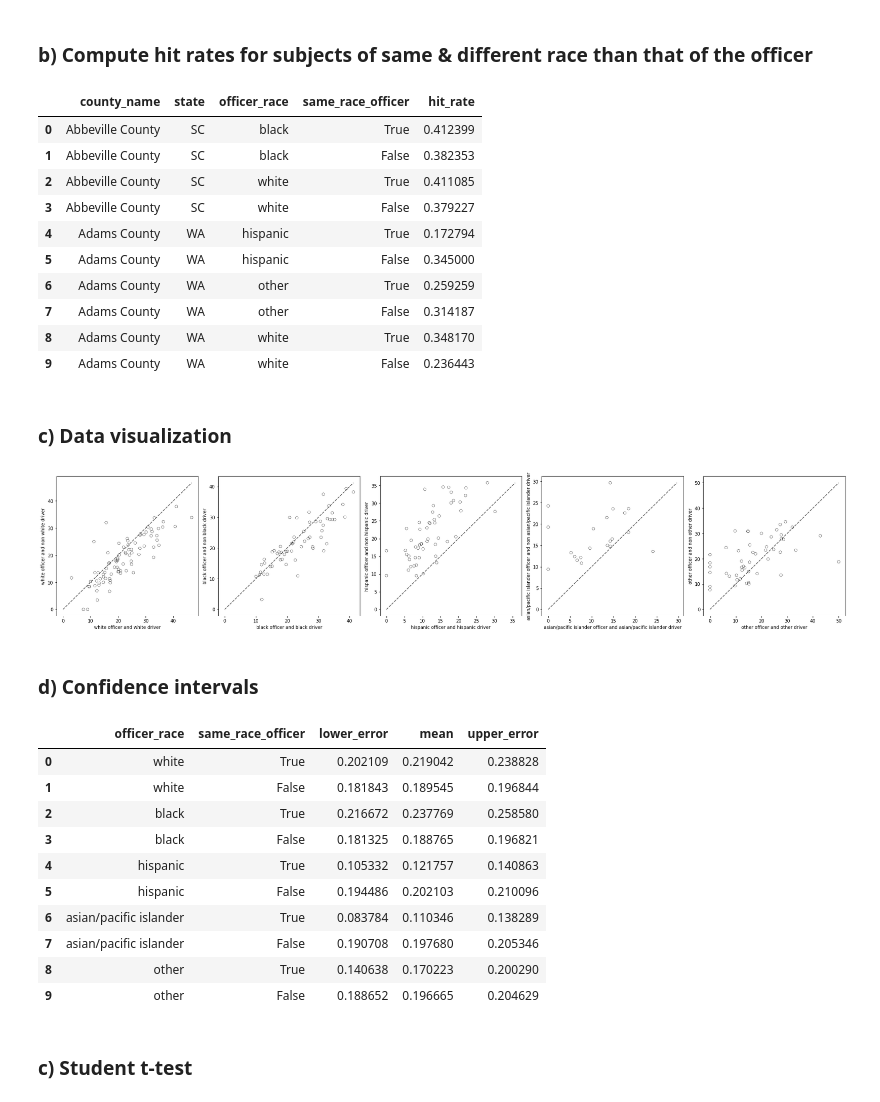
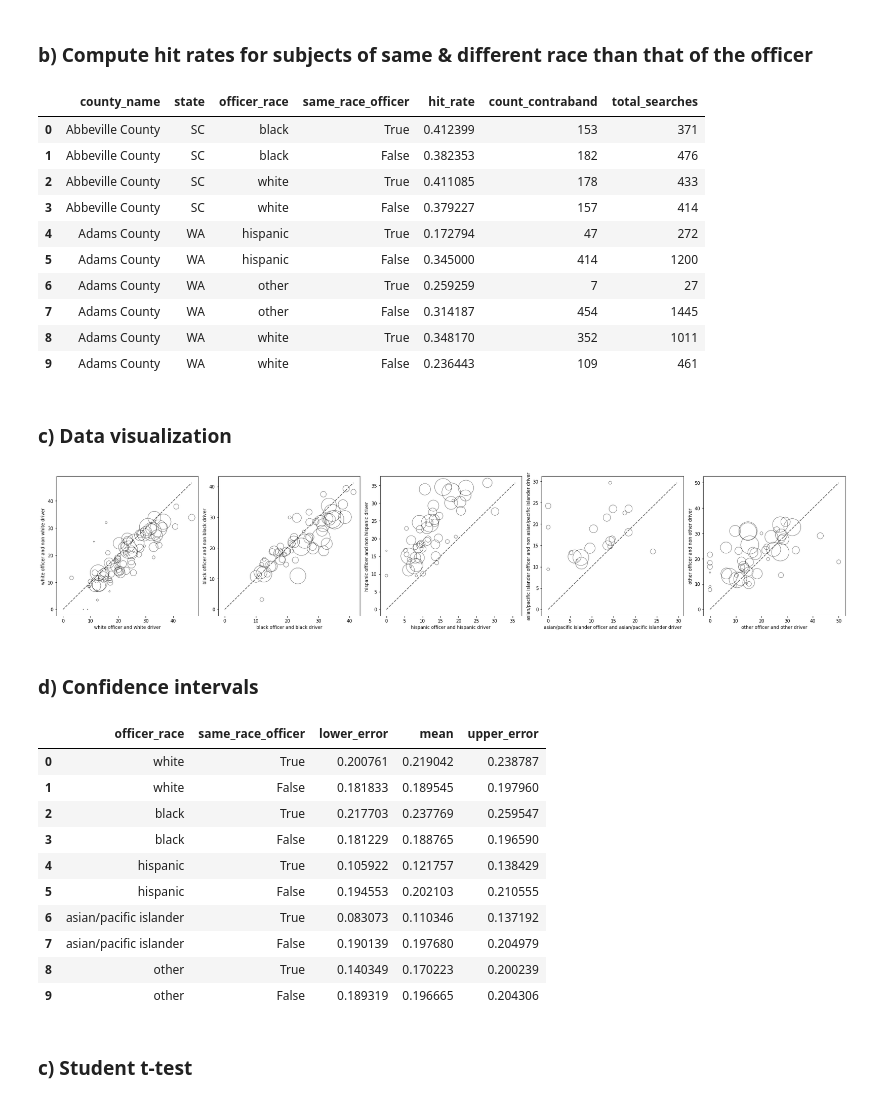
Before and after one commit to epfl-ada/ada-2020-project-milestone-p3-p3_adahn, a Jupyter notebook: analysis.ipynb, the cells around one changed output. Cells and saved outputs as stored; diff of their text form; code cells hidden in the pictures.

```diff
--- a/analysis.ipynb
+++ b/analysis.ipynb
@@ -272,20 +272,22 @@ def computeRateRace(data, togroup, variable, column_names):
     group = togroup.groupby(['county_name', 'state', 'officer_race'])
 
     for idx, df in group:
-        rate_same = data.loc[(data['county_name']==idx[0]) & (data['state']==idx[1])
-                             & (data['subject_race']==idx[2])][variable].to_numpy(dtype=np.float64)
+        data_same = data.loc[(data['county_name']==idx[0]) & (data['state']==idx[1])
+                             & (data['subject_race']==idx[2])]
+        rate_same = data_same[variable].to_numpy(dtype=np.float64)
 
         if rate_same.size > 0: # Some counties don't have data for some races
-            diff = data.loc[(data['county_name']==idx[0]) & (data['state']==idx[1])
-                            & (data['subject_race']!=idx[2])][data.columns.tolist()[-2]].sum()
-            diff_tot = data.loc[(data['county_name']==idx[0]) & (data['state']==idx[1])
-                                & (data['subject_race']!=idx[2])][data.columns.tolist()[-1]].sum()
-            if diff_tot == 0:
-                diff = np.nan
-            else:
-                diff = diff / diff_tot
-            temp = pd.DataFrame([[idx[0], idx[1], idx[2], True, rate_same[0]],
-                            [idx[0], idx[1], idx[2], False, diff]], columns=stats.columns)
+            data_diff = data.loc[(data['county_name']==idx[0]) & (data['state']==idx[1])
+                            & (data['subject_race']!=idx[2])]
+            diff = data_diff[data.columns.tolist()[-2]].sum()
+            diff_tot = data_diff[data.columns.tolist()[-1]].sum()
+
+            rate_diff = np.nan
+            if diff_tot != 0: # Avoid division by 0
+                rate_diff = diff / diff_tot
+            temp = pd.DataFrame([[idx[0], idx[1], idx[2], True, rate_same[0],
+                                  data_same[data.columns.tolist()[-2]].sum(), data_same[data.columns.tolist()[-1]].sum()],
+                            [idx[0], idx[1], idx[2], False, rate_diff, diff, diff_tot]], columns=stats.columns)
             stats = pd.concat([stats, temp], axis=0, ignore_index=True)
 
     return stats
@@ -405,32 +409,32 @@ hit.head(10)
 # %% [markdown]
 ### b) Compute hit rates for subjects of same & different race than that of the officer
 # %%
-column_names = ['county_name', 'state', 'officer_race', 'same_race_officer', 'hit_rate']
+column_names = ['county_name', 'state', 'officer_race', 'same_race_officer', 'hit_rate', 'count_contraband', 'total_searches']
 stats_hit = computeRateRace(hit, data_hit,'hit_rate', column_names)
 stats_hit.head(10)
 # %% [output]
-|  | county_name | state | officer_race | same_race_officer | hit_rate |
-| 0 | Abbeville County | SC | black | True | 0.412399 |
-| 1 | Abbeville County | SC | black | False | 0.382353 |
-| 2 | Abbeville County | SC | white | True | 0.411085 |
-| 3 | Abbeville County | SC | white | False | 0.379227 |
-| 4 | Adams County | WA | hispanic | True | 0.172794 |
-| 5 | Adams County | WA | hispanic | False | 0.345000 |
-| 6 | Adams County | WA | other | True | 0.259259 |
-| 7 | Adams County | WA | other | False | 0.314187 |
-| 8 | Adams County | WA | white | True | 0.348170 |
-| 9 | Adams County | WA | white | False | 0.236443 |
+|  | county_name | state | officer_race | same_race_officer | hit_rate | count_contraband | total_searches |
+| 0 | Abbeville County | SC | black | True | 0.412399 | 153 | 371 |
+| 1 | Abbeville County | SC | black | False | 0.382353 | 182 | 476 |
+| 2 | Abbeville County | SC | white | True | 0.411085 | 178 | 433 |
+| 3 | Abbeville County | SC | white | False | 0.379227 | 157 | 414 |
+| 4 | Adams County | WA | hispanic | True | 0.172794 | 47 | 272 |
+| 5 | Adams County | WA | hispanic | False | 0.345000 | 414 | 1200 |
+| 6 | Adams County | WA | other | True | 0.259259 | 7 | 27 |
+| 7 | Adams County | WA | other | False | 0.314187 | 454 | 1445 |
+| 8 | Adams County | WA | white | True | 0.348170 | 352 | 1011 |
+| 9 | Adams County | WA | white | False | 0.236443 | 109 | 461 |
 # %% [markdown]
 ### c) Data visualization
 # %%
 fig, axes = plt.subplots(1, 5, figsize=(25,5))
 
 for i in range(len(races)):
-    plotScatter(axes[i], stats_hit, 'hit_rate',races[i])
+    plotScatter(axes[i], stats_hit, 'hit_rate',races[i], 0.4)
 
 fig.tight_layout()
 # %% [output]
-[figure, old version]
+[figure, new version]
 # %% [markdown]
 ### d) Confidence intervals
 # %%
@@ -438,16 +442,16 @@ ci_hit = computeCI(stats_hit, 'hit_rate')
 ci_hit.head(10)
 # %% [output]
 |  | officer_race | same_race_officer | lower_error | mean | upper_error |
-| 0 | white | True | 0.202109 | 0.219042 | 0.238828 |
-| 1 | white | False | 0.181843 | 0.189545 | 0.196844 |
-| 2 | black | True | 0.216672 | 0.237769 | 0.258580 |
-| 3 | black | False | 0.181325 | 0.188765 | 0.196821 |
-| 4 | hispanic | True | 0.105332 | 0.121757 | 0.140863 |
-| 5 | hispanic | False | 0.194486 | 0.202103 | 0.210096 |
-| 6 | asian/pacific islander | True | 0.083784 | 0.110346 | 0.138289 |
-| 7 | asian/pacific islander | False | 0.190708 | 0.197680 | 0.205346 |
-| 8 | other | True | 0.140638 | 0.170223 | 0.200290 |
-| 9 | other | False | 0.188652 | 0.196665 | 0.204629 |
+| 0 | white | True | 0.200761 | 0.219042 | 0.238787 |
+| 1 | white | False | 0.181833 | 0.189545 | 0.197960 |
+| 2 | black | True | 0.217703 | 0.237769 | 0.259547 |
+| 3 | black | False | 0.181229 | 0.188765 | 0.196590 |
+| 4 | hispanic | True | 0.105922 | 0.121757 | 0.138429 |
+| 5 | hispanic | False | 0.194553 | 0.202103 | 0.210555 |
+| 6 | asian/pacific islander | True | 0.083073 | 0.110346 | 0.137192 |
+| 7 | asian/pacific islander | False | 0.190139 | 0.197680 | 0.204979 |
+| 8 | other | True | 0.140349 | 0.170223 | 0.200239 |
+| 9 | other | False | 0.189319 | 0.196665 | 0.204306 |
 # %% [markdown]
 ### c) Student t-test
 # %%
```
Also changed, not shown: parts of 4 cells of this notebook.
